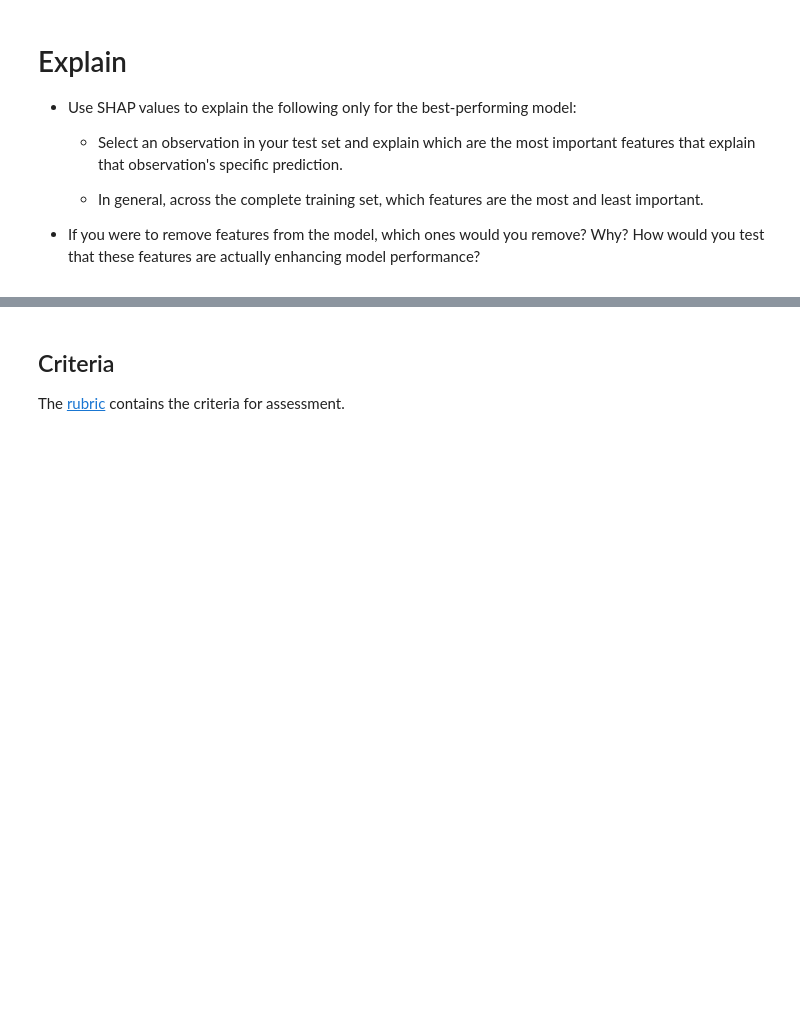
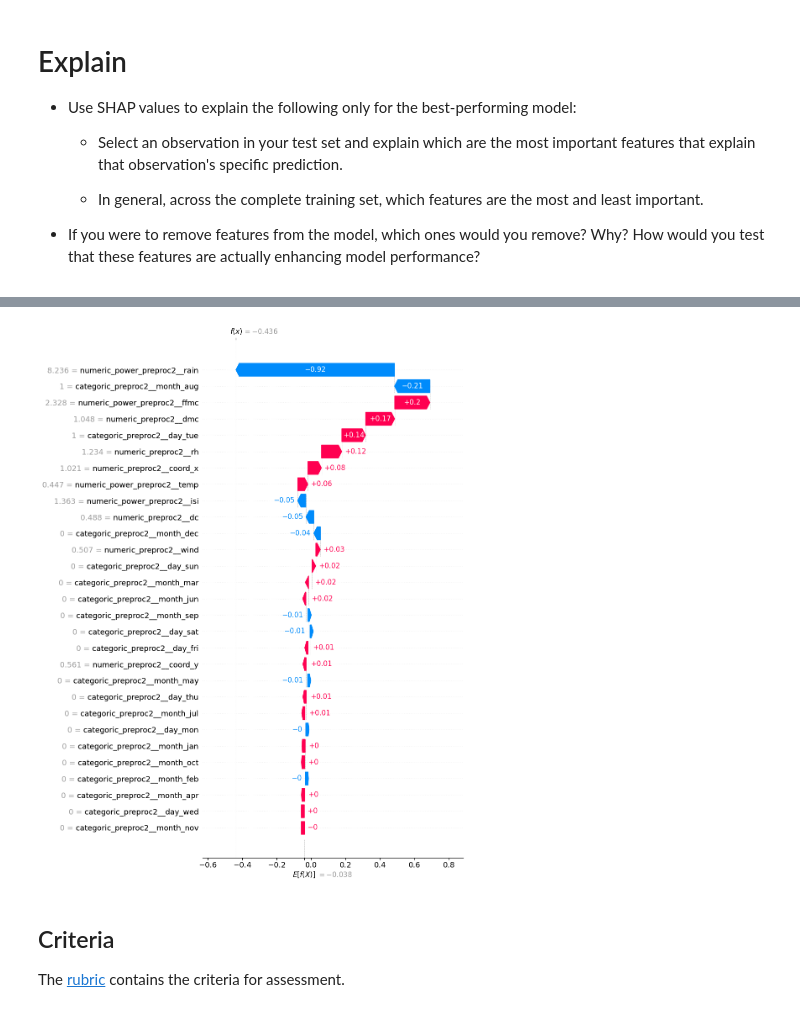
Before and after one commit to Shaifali-Tailor/production, a Jupyter notebook: 02_activities/assignments/assignment_2.ipynb, the cells around one changed output, grey strips where cells are left out. Cells and saved outputs as stored; diff of their text form; code cells hidden in the pictures; blank space fills up the shorter version.

```diff
--- a/02_activities/assignments/assignment_2.ipynb
+++ b/02_activities/assignments/assignment_2.ipynb
@@ -594,3 +629,7 @@ Will use Permutation Feature Importance to check which variables are important i
+# %%
+shap.plots.waterfall(shap_values[1], max_display=30)
+# %% [output]
+[figure, added]
 # %% [markdown]
 ## Criteria
 
```
Also changed, not shown: parts of 11 cells of this notebook.
